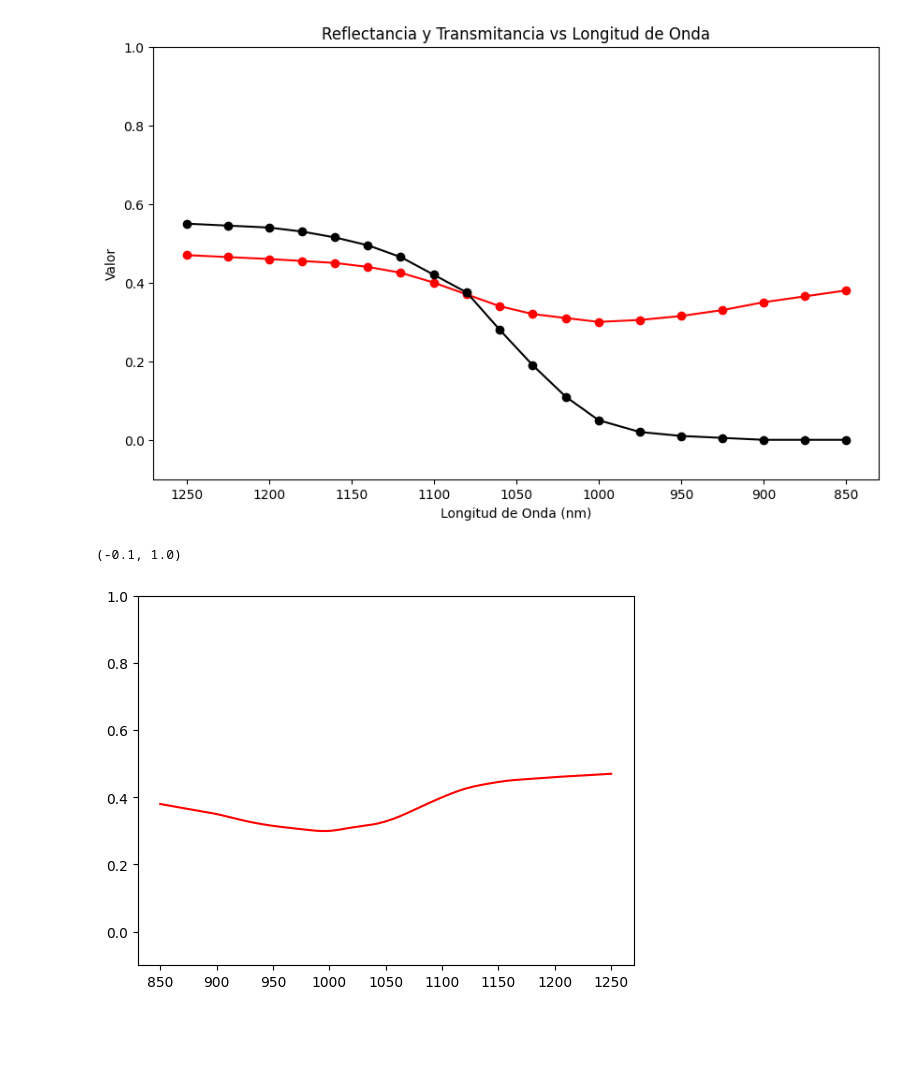
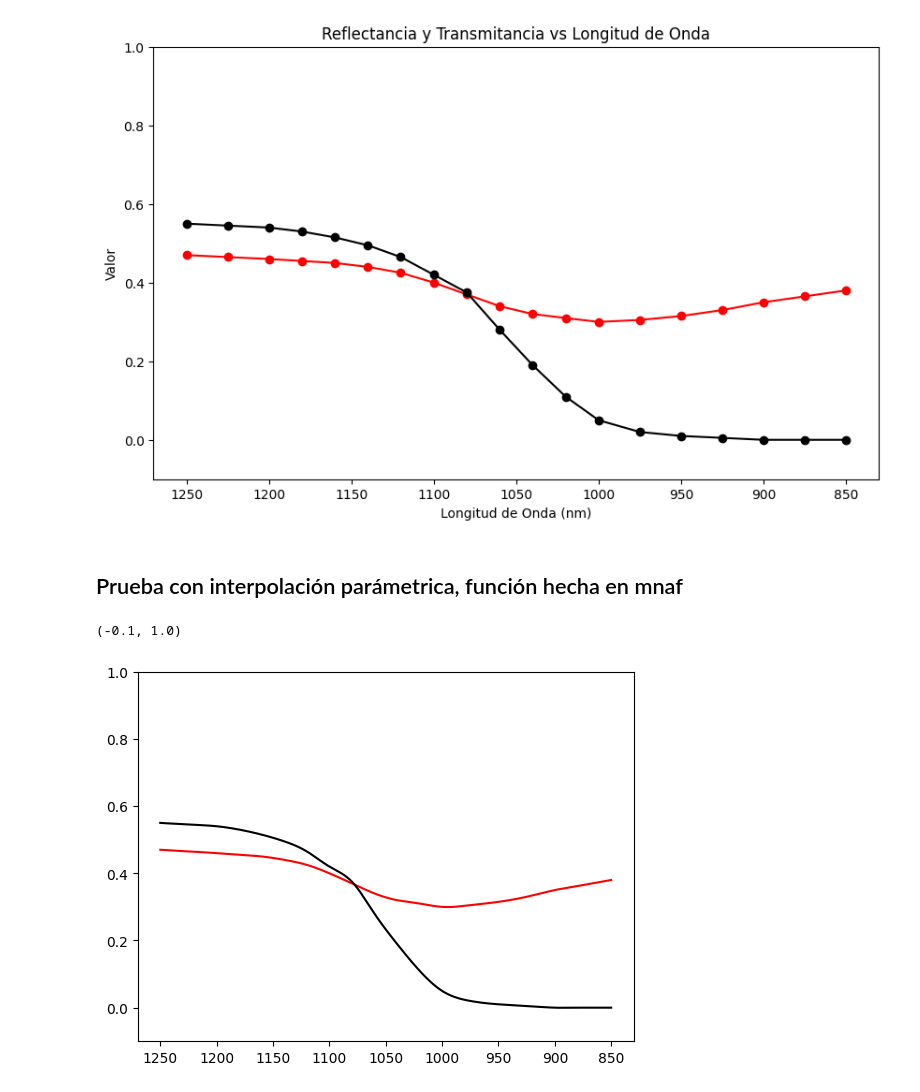
Before and after one commit to Edgarfevi/Proyectos, a Jupyter notebook: Proyectos_python/FISICA/Optica/Poster/poster.ipynb, the cells around one changed output. Saved outputs shown, nothing was run; the diff lists cells and outputs as text; code cells hidden in the pictures; blank space fills up the shorter version.

```diff
--- a/Proyectos_python/FISICA/Optica/Poster/poster.ipynb
+++ b/Proyectos_python/FISICA/Optica/Poster/poster.ipynb
@@ -37,25 +41,27 @@ plt.title('Reflectancia y Transmitancia vs Longitud de Onda')
 plt.gca().invert_xaxis()
 # %% [output]
 [figure]
+# %% [markdown]
+## Prueba con interpolación parámetrica, función hecha en mnaf
 # %%
 Datos_reflectancia = np.zeros((len(eje_x), 2))
 Datos_reflectancia[:, 0] = eje_x
 Datos_reflectancia[:, 1] = reflectancia
 
 Datos_transmitancia = np.zeros((len(eje_x), 2))
 Datos_transmitancia[:, 0] = eje_x
 Datos_transmitancia[:, 1] = transmitancia
 
 Reflectancia, u = mna.itp_parametrica(Datos_reflectancia)
 
 Transmitancia, u = mna.itp_parametrica(Datos_transmitancia)
 
 parametro = np.linspace(0, 1, 10000)
 
 plt.plot(Reflectancia(parametro)[:, 0], Reflectancia(parametro)[:, 1], 'r-', label='Curva Paramétrica')
 plt.plot(Transmitancia(parametro)[:, 0], Transmitancia(parametro)[:, 1], 'k-', label='Curva Paramétrica')
-
+plt.gca().invert_xaxis()
 plt.ylim(-0.1, 1)
 # %% [output]
 (-0.1, 1.0)
-[figure, old version]
+[figure, new version]
```
Also changed, not shown: parts of 5 cells of this notebook.
